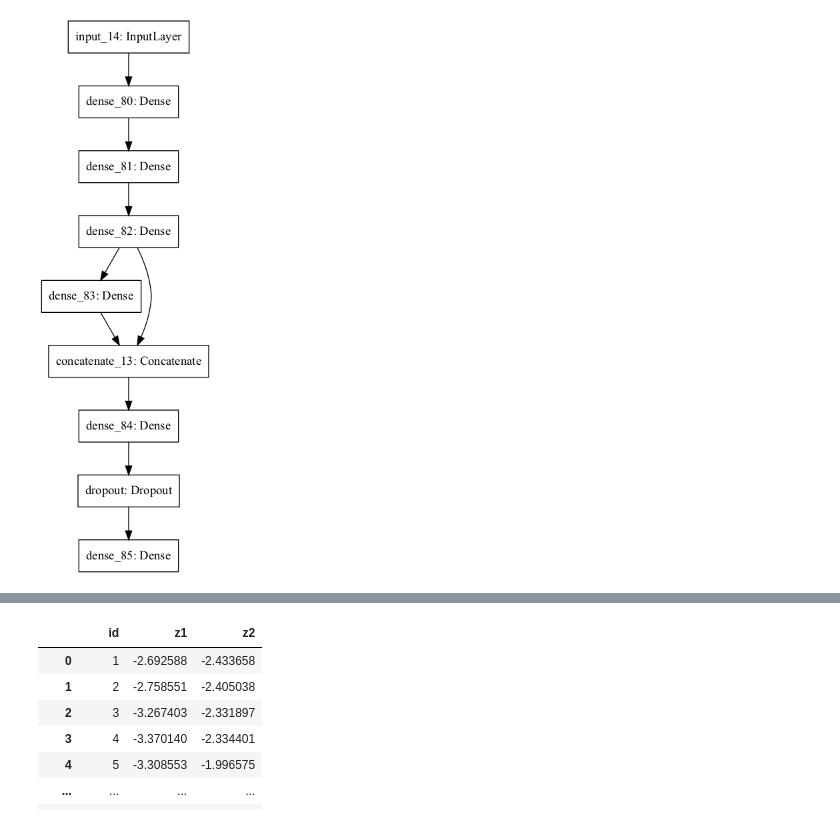
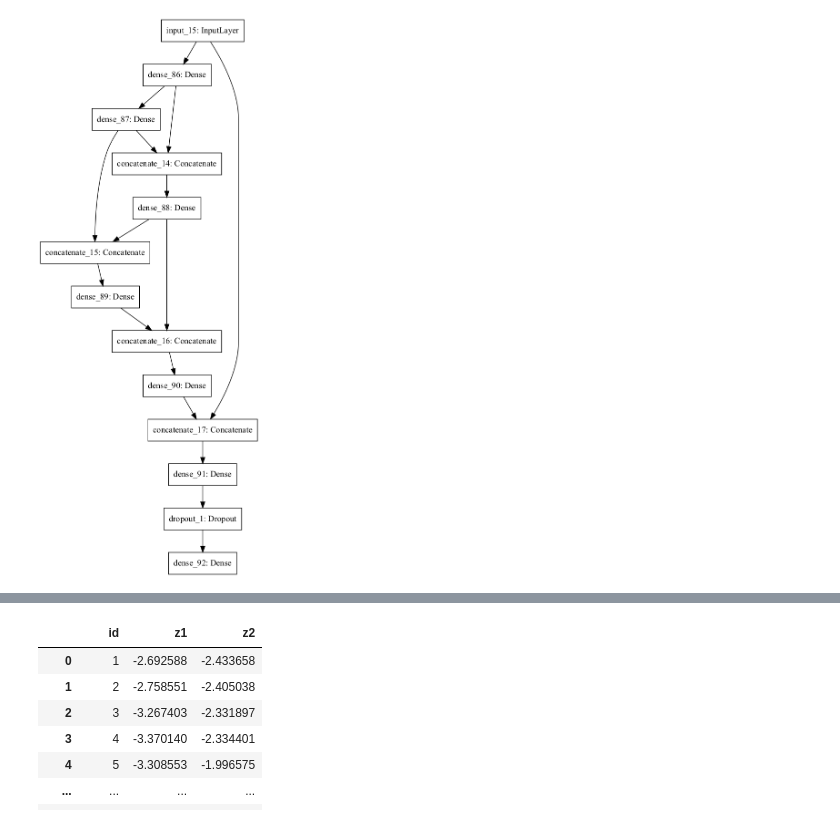
Before and after one commit to Chaudry24/kaust22, a Jupyter notebook: plotting.ipynb, the cells around one changed output, grey strips where cells are left out. Cells and saved outputs as stored; diff of their text form; code cells hidden in the pictures.

Commit message:
added plots

```diff
--- a/plotting.ipynb
+++ b/plotting.ipynb
@@ -35,7 +37,7 @@ To enable them in non-MKL-DNN operations, rebuild TensorFlow with the appropriat
 # %%
-tf.keras.utils.plot_model(my_m14)
+tf.keras.utils.plot_model(my_m15)
 # %% [output]
-[figure, old version]
+[figure, new version]
 # %%
 # ------------- DATA 1 ------------- #
 
```
Also changed, not shown: parts of 3 cells of this notebook.
